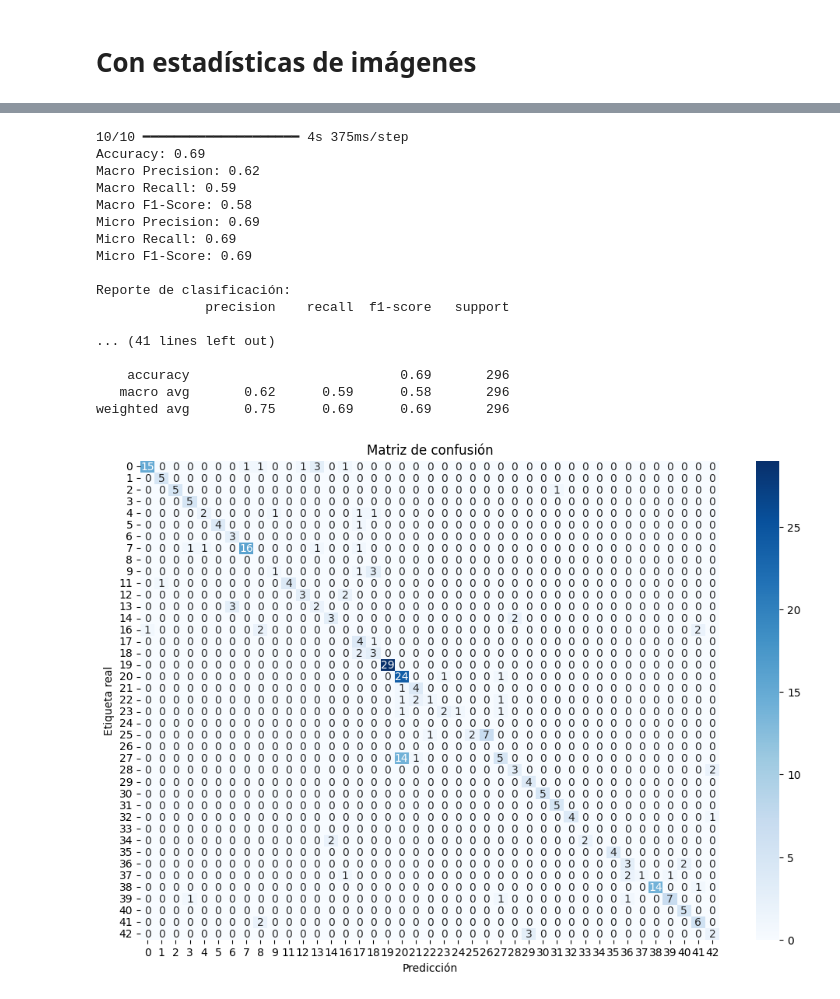
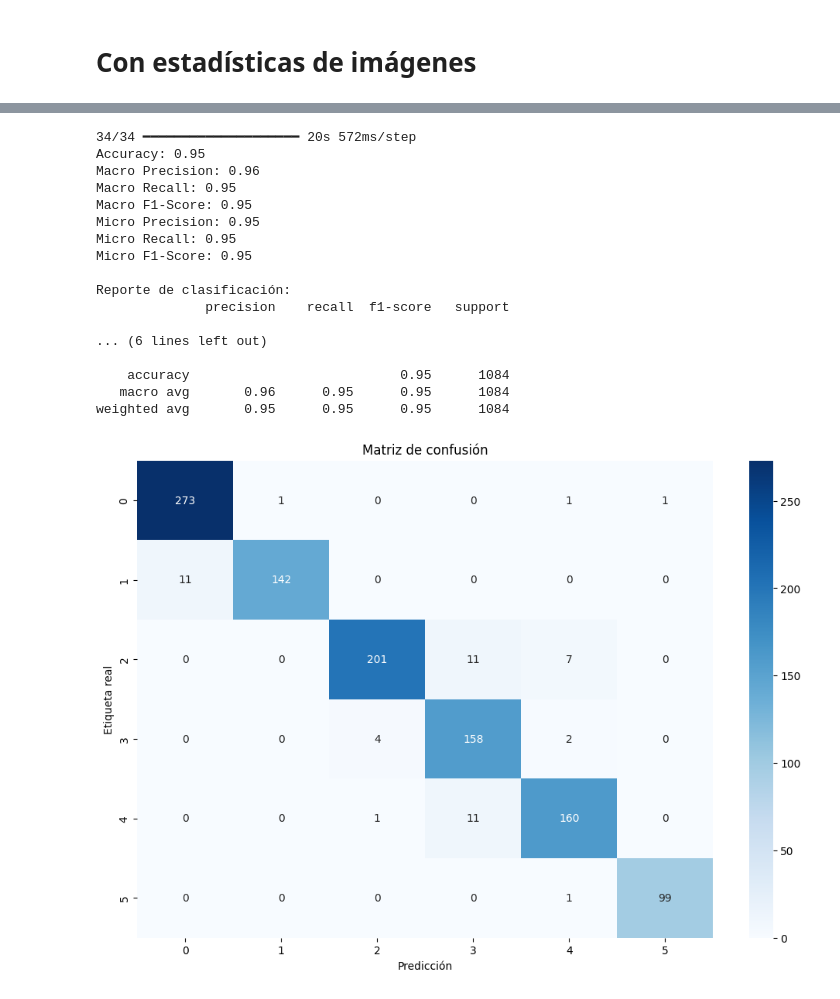
Before and after one commit to juanDango/grocery_store, a Jupyter notebook: neural_networks.ipynb, the cells around one changed output, grey strips where cells are left out. Cells and saved outputs as stored; diff of their text form; code cells hidden in the pictures.

```diff
--- a/neural_networks.ipynb
+++ b/neural_networks.ipynb
@@ -335,8 +365,3 @@ def process_dataset_statistics(images):
-# %%
-# Aplicar la función a tus datasets (train, test, val)
-train_detailed_stats = process_dataset_statistics(balanced_train_images)
-test_detailed_stats = process_dataset_statistics(test_images)
-val_detailed_stats = process_dataset_statistics(val_images)
 # %%
 base_model_2 = tf.keras.applications.MobileNetV2(
     input_shape=(256, 256, 3),
@@ -442,27 +464,27 @@ image_input = Input(shape=(256, 256, 3), name="image_input")
 image_branch = tf.keras.Sequential([
     base_model,
     GlobalAveragePooling2D(),
-    Dense(128, activation='relu'),
+    Dense(64, activation='relu'),
     Dropout(0.5)
 ])(image_input)
 
 stats_input = Input(shape=(train_stats_df.shape[1],), name="stats_input")
 stats_branch = tf.keras.Sequential([
-    Dense(128, activation='relu'),
+    Dense(64, activation='relu'),
     Dropout(0.5)
 ])(stats_input)
 
 combined = concatenate([image_branch, stats_branch])
 
-hidden_layer_3 = Dense(128, activation='relu', name="hidden_layer_1")(combined)  # Nueva capa oculta
+hidden_layer_3 = Dense(64, activation='relu', name="hidden_layer_1")(combined)  # Nueva capa oculta
 hidden_layer_3 = Dropout(0.5, name="dropout_hidden_1")(hidden_layer_3)  # Regularización opcional
 
-hidden_layer_4 = Dense(128, activation='relu', name="hidden_layer_2")(hidden_layer_3)  # Nueva capa oculta
+hidden_layer_4 = Dense(64, activation='relu', name="hidden_layer_2")(hidden_layer_3)  # Nueva capa oculta
 hidden_layer_4 = Dropout(0.5, name="dropout_hidden_2")(hidden_layer_4)  # Regularización opcional
 
 
 # Capa de salida
-output = Dense(len(set(train_data['Coarse Class ID'])), activation='softmax', name="output")(hidden_layer_4)
+output = Dense(len(set(balanced_train_labels)), activation='softmax', name="output")(hidden_layer_4)
 
 # Crear el modelo final
 model_combined = Model(inputs=[image_input, stats_input], outputs=output)
@@ -476,9 +498,9 @@ model_combined.compile(
 
 history_combined = model_combined.fit(
     [balanced_train_images, train_stats_df.to_numpy()], balanced_train_labels,
-    validation_data=([test_images, test_stats_df.to_numpy()], test_labels),
+    validation_data=([val_images, val_stats_df.to_numpy()], val_labels),
     epochs=10,
-    batch_size=32
+    batch_size=16
 )
 # %% [output]
 Epoch 1/10
@@ -504,19 +526,19 @@ Epoch 10/10
 # %%
 # Realizar predicciones
-y_pred = model_combined.predict([val_images, val_stats_df])
+y_pred = model_combined.predict([test_images, test_stats_df])
 y_pred_classes = np.argmax(y_pred, axis=1)
 
-conf_matrix = confusion_matrix(val_data['Coarse Class ID'], y_pred_classes)
+conf_matrix = confusion_matrix(test_labels, y_pred_classes)
 
 # Calcular métricas adicionales globales
-accuracy = accuracy_score(val_data['Coarse Class ID'], y_pred_classes)
-precision_macro = precision_score(val_data['Coarse Class ID'], y_pred_classes, average='macro')
-recall_macro = recall_score(val_data['Coarse Class ID'], y_pred_classes, average='macro')
-f1_macro = f1_score(val_data['Coarse Class ID'], y_pred_classes, average='macro')
+accuracy = accuracy_score(test_labels, y_pred_classes)
+precision_macro = precision_score(test_labels, y_pred_classes, average='macro')
+recall_macro = recall_score(test_labels, y_pred_classes, average='macro')
+f1_macro = f1_score(test_labels, y_pred_classes, average='macro')
 
-precision_micro = precision_score(val_data['Coarse Class ID'], y_pred_classes, average='micro')
-recall_micro = recall_score(val_data['Coarse Class ID'], y_pred_classes, average='micro')
-f1_micro = f1_score(val_data['Coarse Class ID'], y_pred_classes, average='micro')
+precision_micro = precision_score(test_labels, y_pred_classes, average='micro')
+recall_micro = recall_score(test_labels, y_pred_classes, average='micro')
+f1_micro = f1_score(test_labels, y_pred_classes, average='micro')
 
 # Imprimir métricas globales
 print(f"Accuracy: {accuracy:.2f}")
@@ -528,48 +550,48 @@ print(f"Micro Recall: {recall_micro:.2f}")
 print(f"Micro F1-Score: {f1_micro:.2f}")
 
 # Obtener todas las clases presentes en etiquetas reales y predicciones
-all_classes = sorted(list(set(val_data['Coarse Class ID']) | set(y_pred_classes)))
+all_classes = sorted(list(set(test_labels) | set(y_pred_classes)))
 
 # Generar el reporte con etiquetas especificadas
 report = classification_report(
-    val_data['Coarse Class ID'],
+    test_labels,
     y_pred_classes,
     labels=all_classes,  # Asegurarse de que incluya todas las clases
     target_names=[str(cls) for cls in all_classes]
 )
 
 # Imprimir el reporte de clasificación
 print("\nReporte de clasificación:")
 print(report)
 
 # Matriz de confusión (ajustada para incluir todas las clases)
-conf_matrix = confusion_matrix(val_data['Coarse Class ID'], y_pred_classes, labels=all_classes)
+conf_matrix = confusion_matrix(test_labels, y_pred_classes, labels=all_classes)
 
 # Graficar la matriz de confusión
 plt.figure(figsize=(12, 8))
 sns.heatmap(conf_matrix, annot=True, fmt='d', cmap='Blues',
             xticklabels=[str(cls) for cls in all_classes],
             yticklabels=[str(cls) for cls in all_classes])
 plt.xlabel('Predicción')
 plt.ylabel('Etiqueta real')
 plt.title('Matriz de confusión')
 plt.show()
 # %% [output]
-10/10 ━━━━━━━━━━━━━━━━━━━━ 4s 375ms/step
-Accuracy: 0.69
-Macro Precision: 0.62
-Macro Recall: 0.59
-Macro F1-Score: 0.58
-Micro Precision: 0.69
-Micro Recall: 0.69
-Micro F1-Score: 0.69
+34/34 ━━━━━━━━━━━━━━━━━━━━ 20s 572ms/step
+Accuracy: 0.95
+Macro Precision: 0.96
+Macro Recall: 0.95
+Macro F1-Score: 0.95
+Micro Precision: 0.95
+Micro Recall: 0.95
+Micro F1-Score: 0.95
 
 Reporte de clasificación:
               precision    recall  f1-score   support
 
-... (41 lines left out)
+... (6 lines left out)
 
-    accuracy                           0.69       296
-   macro avg       0.62      0.59      0.58       296
-weighted avg       0.75      0.69      0.69       296
+    accuracy                           0.95      1084
+   macro avg       0.96      0.95      0.95      1084
+weighted avg       0.95      0.95      0.95      1084
-[figure, old version]
+[figure, new version]
```
Also changed, not shown: parts of 26 cells of this notebook, 2 other files.
